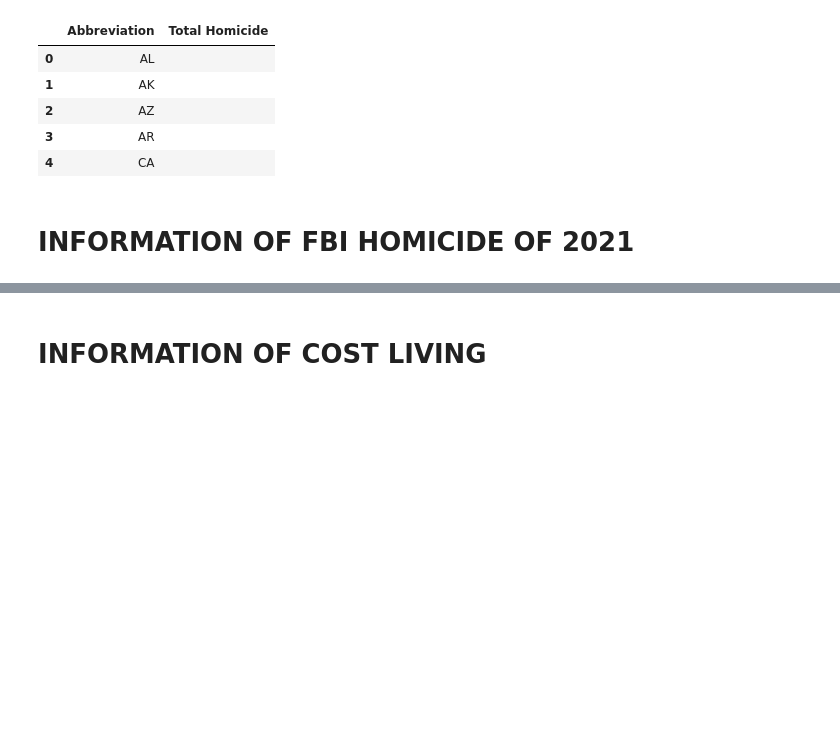
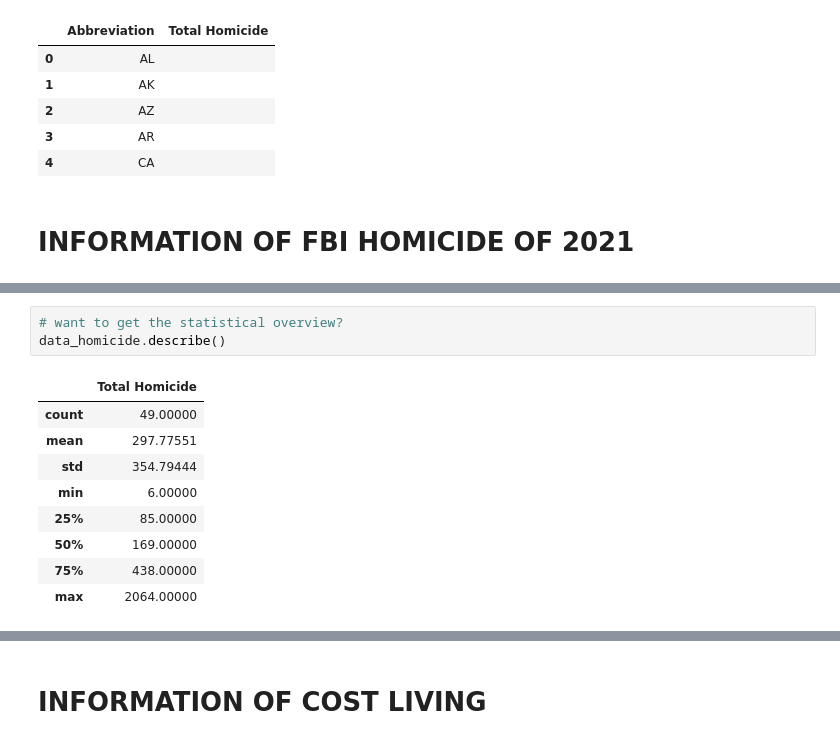
Before and after one commit to hrollin5/project_one, a Jupyter notebook: data_prep.ipynb, the cells around one changed output, grey strips where cells are left out. Cells and saved outputs as stored; diff of their text form; blank space fills up the shorter version.

```diff
--- a/data_prep.ipynb
+++ b/data_prep.ipynb
@@ -86,2 +90,15 @@ total_homicide_count_df.max()
+# %%
+# want to get the statistical overview?
+data_homicide.describe()
+# %% [output]
+|  | Total Homicide |
+| count | 49.00000 |
+| mean | 297.77551 |
+| std | 354.79444 |
+| min | 6.00000 |
+| 25% | 85.00000 |
+| 50% | 169.00000 |
+| 75% | 438.00000 |
+| max | 2064.00000 |
 # %%
 # Generate a bar plot showing the total number of rows
```
Also changed, not shown: parts of 7 cells of this notebook.
